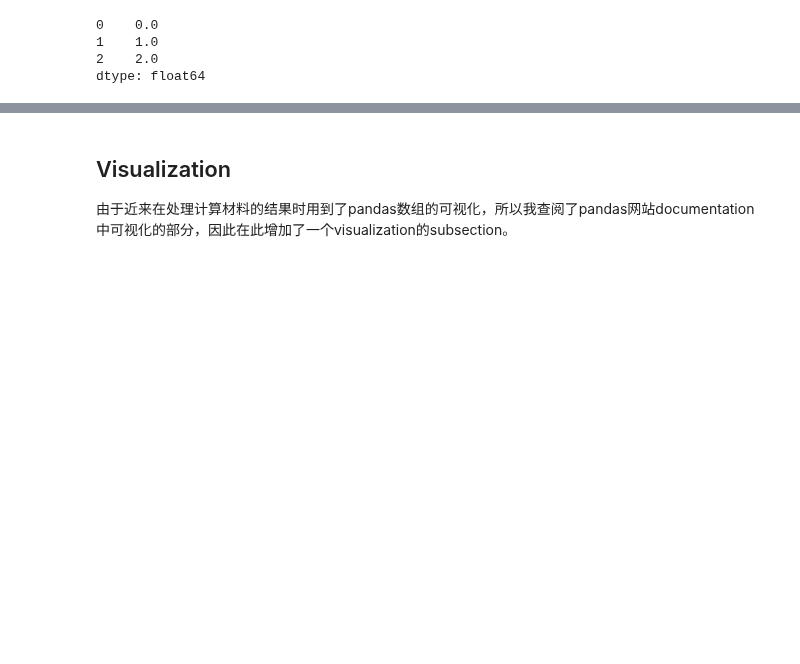
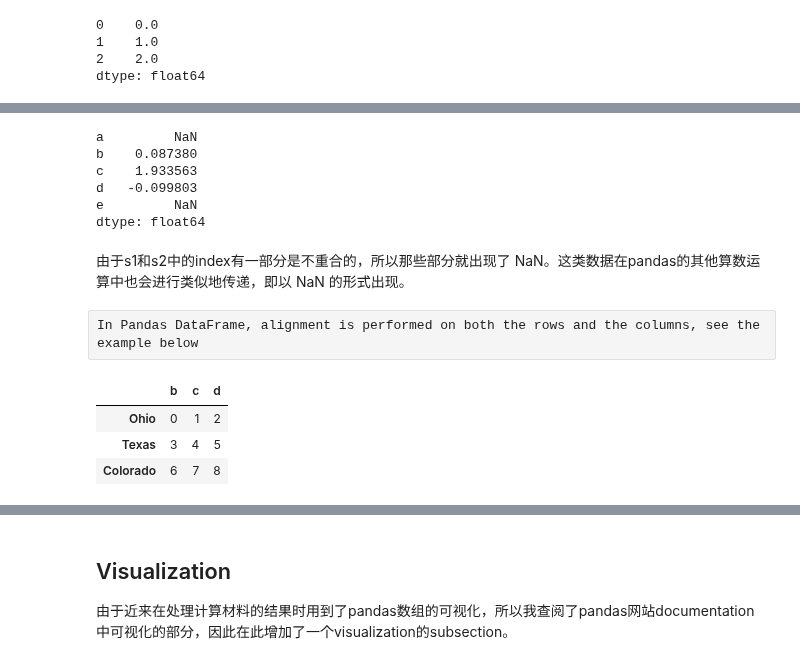
Before and after one commit to yw-fang/readingnotes, a Jupyter notebook: machine-learning/McKinney-pythonbook2013/chapter05-note.ipynb, the cells around one changed output, grey strips where cells are left out. Cells and saved outputs as stored; diff of their text form; code cells hidden in the pictures; blank space fills up the shorter version.

```diff
--- a/machine-learning/McKinney-pythonbook2013/chapter05-note.ipynb
+++ b/machine-learning/McKinney-pythonbook2013/chapter05-note.ipynb
@@ -1006,0 +1034,13 @@ dtype: float64
+# %%
+s1 + s2
+# %% [output]
+a         NaN
+b    0.087380
+c    1.933563
+d   -0.099803
+e         NaN
+dtype: float64
+# %% [markdown]
+由于s1和s2中的index有一部分是不重合的，所以那些部分就出现了 NaN。这类数据在pandas的其他算数运算中也会进行类似地传递，即以 NaN 的形式出现。
+# %% [raw]
+In Pandas DataFrame, alignment is performed on both the rows and the columns, see the example below
@@ -1006,0 +1055,7 @@ dtype: float64
+# %%
+df1
+# %% [output]
+|  | b | c | d |
+| Ohio | 0 | 1 | 2 |
+| Texas | 3 | 4 | 5 |
+| Colorado | 6 | 7 | 8 |
```
Also changed, not shown: parts of 11 cells of this notebook.
